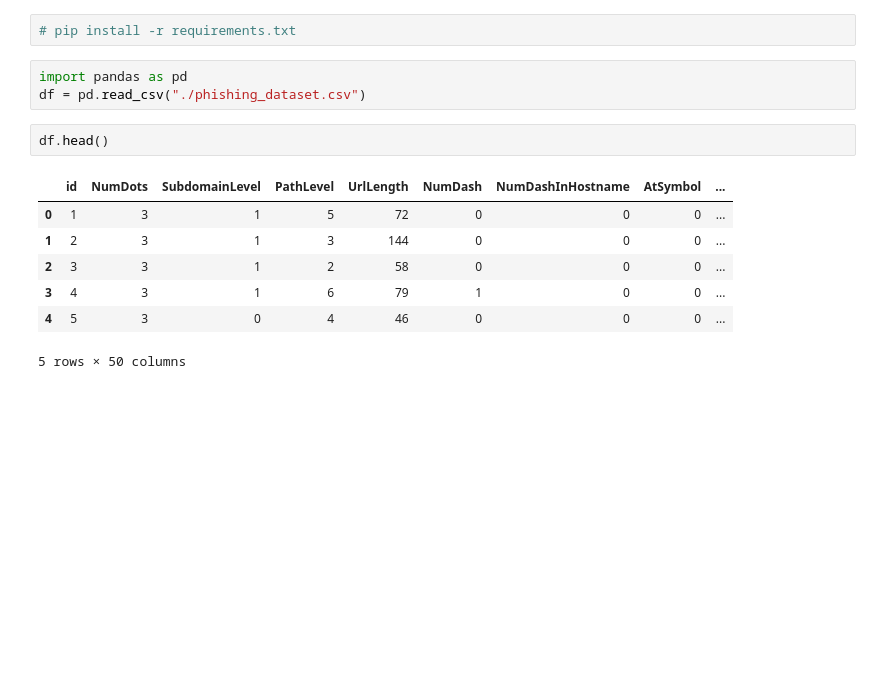
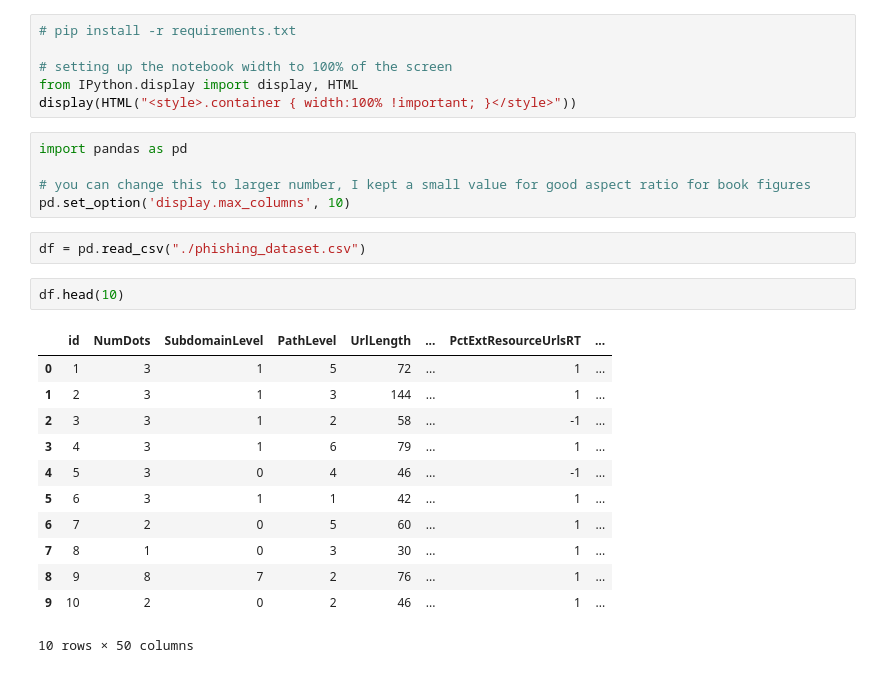
Before and after one commit to arj7192/fight_fraud_with_machine_learning, a Jupyter notebook: Chapter03/data_analysis.ipynb, the cells around one changed output. Cells and saved outputs as stored; diff of their text form; blank space fills up the shorter version.

```diff
--- a/Chapter03/data_analysis.ipynb
+++ b/Chapter03/data_analysis.ipynb
@@ -1,15 +1,28 @@
-# %%
-# pip install -r requirements.txt
+# %%
+# pip install -r requirements.txt
+
+# setting up the notebook width to 100% of the screen
+from IPython.display import display, HTML
+display(HTML("<style>.container { width:100% !important; }</style>"))
+# %%
+import pandas as pd
+
+# you can change this to larger number, I kept a small value for good aspect ratio for book figures
+pd.set_option('display.max_columns', 10)
 # %%
-import pandas as pd
 df = pd.read_csv("./phishing_dataset.csv")
 # %%
-df.head()
+df.head(10)
 # %% [output]
-|  | id | NumDots | SubdomainLevel | PathLevel | UrlLength | NumDash | NumDashInHostname | AtSymbol | ... |
-| 0 | 1 | 3 | 1 | 5 | 72 | 0 | 0 | 0 | ... |
-| 1 | 2 | 3 | 1 | 3 | 144 | 0 | 0 | 0 | ... |
-| 2 | 3 | 3 | 1 | 2 | 58 | 0 | 0 | 0 | ... |
-| 3 | 4 | 3 | 1 | 6 | 79 | 1 | 0 | 0 | ... |
-| 4 | 5 | 3 | 0 | 4 | 46 | 0 | 0 | 0 | ... |
+|  | id | NumDots | SubdomainLevel | PathLevel | UrlLength | ... | PctExtResourceUrlsRT | ... |
+| 0 | 1 | 3 | 1 | 5 | 72 | ... | 1 | ... |
+| 1 | 2 | 3 | 1 | 3 | 144 | ... | 1 | ... |
+| 2 | 3 | 3 | 1 | 2 | 58 | ... | -1 | ... |
+| 3 | 4 | 3 | 1 | 6 | 79 | ... | 1 | ... |
+| 4 | 5 | 3 | 0 | 4 | 46 | ... | -1 | ... |
+| 5 | 6 | 3 | 1 | 1 | 42 | ... | 1 | ... |
+| 6 | 7 | 2 | 0 | 5 | 60 | ... | 1 | ... |
+| 7 | 8 | 1 | 0 | 3 | 30 | ... | 1 | ... |
+| 8 | 9 | 8 | 7 | 2 | 76 | ... | 1 | ... |
+| 9 | 10 | 2 | 0 | 2 | 46 | ... | 1 | ... |
-5 rows × 50 columns
+10 rows × 50 columns
```
Also changed, not shown: parts of 24 cells of this notebook, 1 other file.
